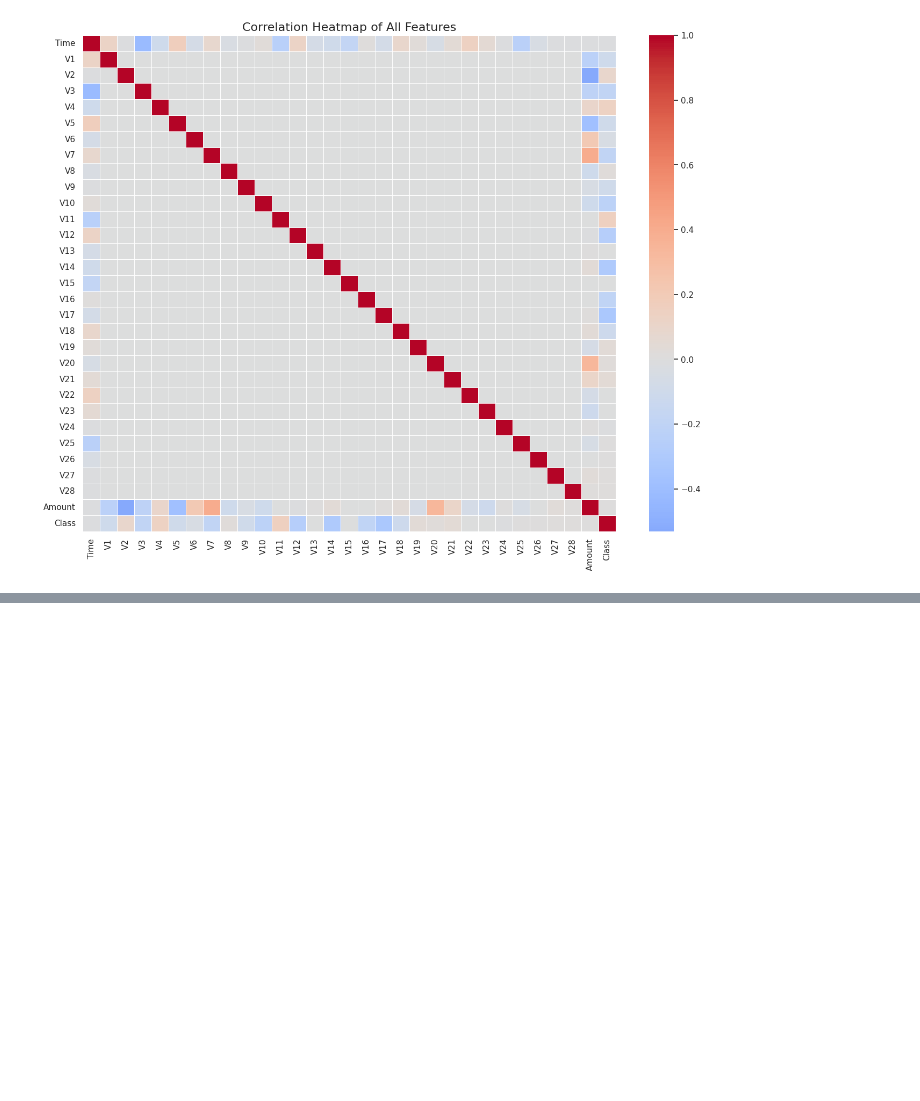
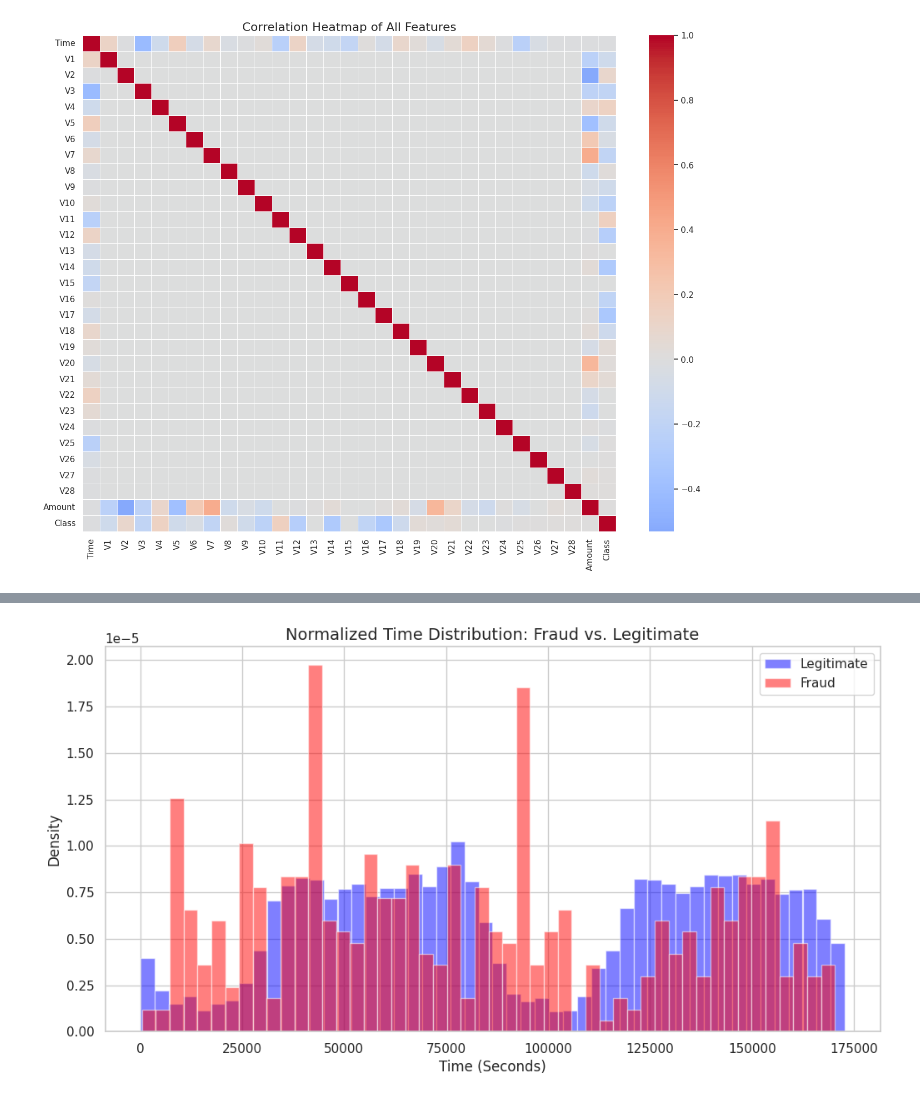
Before and after one commit to jmac052002/mlops-fraud-detection, a Jupyter notebook: notebooks/01-data-exploration.ipynb, the cells around one changed output, grey strips where cells are left out. Cells and saved outputs as stored; diff of their text form; code cells hidden in the pictures; blank space fills up the shorter version.

```diff
--- a/notebooks/01-data-exploration.ipynb
+++ b/notebooks/01-data-exploration.ipynb
@@ -215,0 +275,18 @@ plt.show()
+# %%
+# 1. Filter the data
+legit_time = df[df['Class'] == 0]['Time']
+fraud_time = df[df['Class'] == 1]['Time']
+
+# 2. Plot overlapping histograms
+plt.figure(figsize=(12, 6))
+plt.hist(legit_time, bins=50, alpha=0.5, label='Legitimate', color='blue', density=True)
+plt.hist(fraud_time, bins=50, alpha=0.5, label='Fraud', color='red', density=True)
+
+# 3. Formatting
+plt.title('Normalized Time Distribution: Fraud vs. Legitimate', fontsize=14)
+plt.xlabel('Time (Seconds)', fontsize=12)
+plt.ylabel('Density', fontsize=12)
+plt.legend()
+plt.show()
+# %% [output]
+[figure, added]
```
Also changed, not shown: parts of 13 cells of this notebook, 2 other files.
